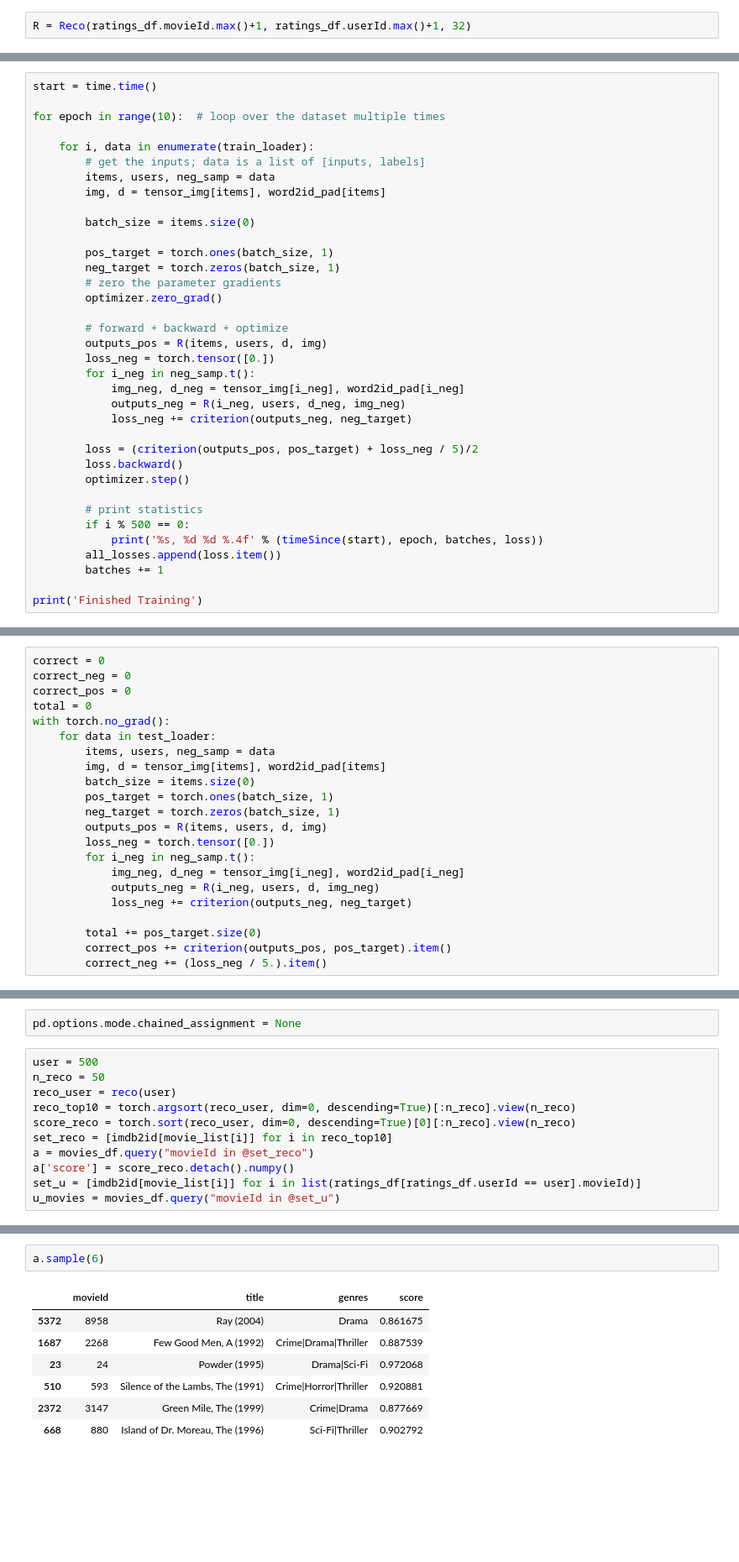
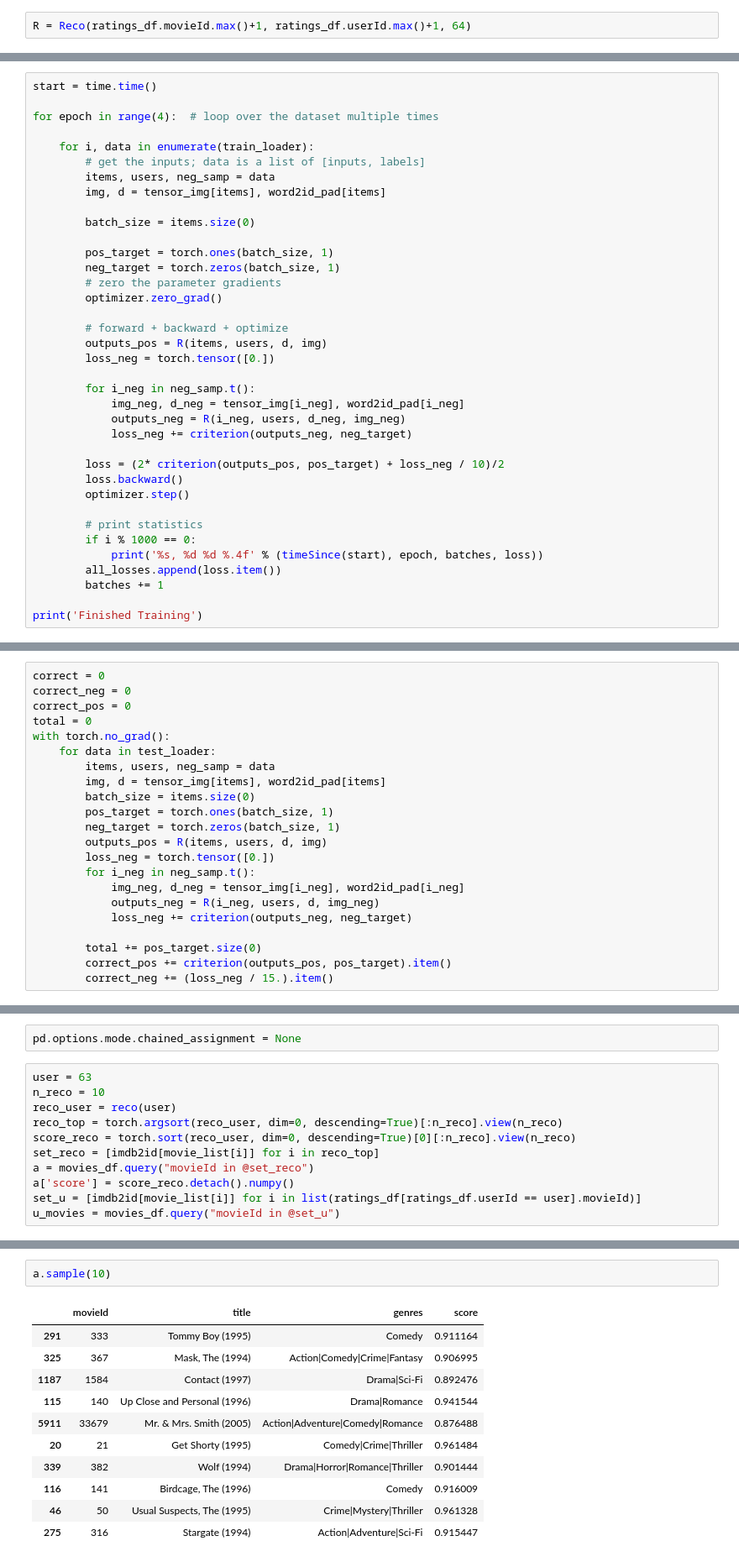
Before and after one commit to mjclm/recommendation-pytorch, a Jupyter notebook: Recommender_dataPreparation.ipynb, the cells around one changed output, grey strips where cells are left out. Shown: that part at 84% size. Cells and saved outputs as stored; diff of their text form; blank space fills up the shorter version.

```diff
--- a/Recommender_dataPreparation.ipynb
+++ b/Recommender_dataPreparation.ipynb
@@ -247,7 +246,7 @@ class Reco(nn.Module):
         x = self.affine_output(vector)
         return x
 # %%
-R = Reco(ratings_df.movieId.max()+1, ratings_df.userId.max()+1, 32)
+R = Reco(ratings_df.movieId.max()+1, ratings_df.userId.max()+1, 64)
 # %%
 criterion = torch.nn.BCEWithLogitsLoss()
 optimizer = optim.Adam(R.parameters(), lr=0.0001)
@@ -257,7 +256,7 @@ batches = 0
 # %%
 start = time.time()
 
-for epoch in range(10):  # loop over the dataset multiple times
+for epoch in range(4):  # loop over the dataset multiple times
 
     for i, data in enumerate(train_loader):
         # get the inputs; data is a list of [inputs, labels]
@@ -274,17 +273,18 @@ for epoch in range(10):  # loop over the dataset multiple times
         # forward + backward + optimize
         outputs_pos = R(items, users, d, img)
         loss_neg = torch.tensor([0.])
+
         for i_neg in neg_samp.t():
             img_neg, d_neg = tensor_img[i_neg], word2id_pad[i_neg]
             outputs_neg = R(i_neg, users, d_neg, img_neg)
             loss_neg += criterion(outputs_neg, neg_target)
 
-        loss = (criterion(outputs_pos, pos_target) + loss_neg / 5)/2
+        loss = (2* criterion(outputs_pos, pos_target) + loss_neg / 10)/2
         loss.backward()
         optimizer.step()
 
         # print statistics
-        if i % 500 == 0:
+        if i % 1000 == 0:
             print('%s, %d %d %.4f' % (timeSince(start), epoch, batches, loss))
         all_losses.append(loss.item())
         batches += 1
@@ -337,7 +325,7 @@ with torch.no_grad():
 
         total += pos_target.size(0)
         correct_pos += criterion(outputs_pos, pos_target).item()
-        correct_neg += (loss_neg / 5.).item()
+        correct_neg += (loss_neg / 15.).item()
 # %%
 (correct_pos + correct_neg) / (total*2)
 # %% [output]
@@ -374,12 +362,12 @@ def reco(user):
 # %%
 pd.options.mode.chained_assignment = None
 # %%
-user = 500
-n_reco = 50
+user = 63
+n_reco = 10
 reco_user = reco(user)
-reco_top10 = torch.argsort(reco_user, dim=0, descending=True)[:n_reco].view(n_reco)
+reco_top = torch.argsort(reco_user, dim=0, descending=True)[:n_reco].view(n_reco)
 score_reco = torch.sort(reco_user, dim=0, descending=True)[0][:n_reco].view(n_reco)
-set_reco = [imdb2id[movie_list[i]] for i in reco_top10]
+set_reco = [imdb2id[movie_list[i]] for i in reco_top]
 a = movies_df.query("movieId in @set_reco")
 a['score'] = score_reco.detach().numpy()
 set_u = [imdb2id[movie_list[i]] for i in list(ratings_df[ratings_df.userId == user].movieId)]
@@ -397,10 +389,14 @@ u_movies.sample(6)
 # %%
-a.sample(6)
+a.sample(10)
 # %% [output]
 |  | movieId | title | genres | score |
-| 5372 | 8958 | Ray (2004) | Drama | 0.861675 |
-| 1687 | 2268 | Few Good Men, A (1992) | Crime|Drama|Thriller | 0.887539 |
-| 23 | 24 | Powder (1995) | Drama|Sci-Fi | 0.972068 |
-| 510 | 593 | Silence of the Lambs, The (1991) | Crime|Horror|Thriller | 0.920881 |
-| 2372 | 3147 | Green Mile, The (1999) | Crime|Drama | 0.877669 |
-| 668 | 880 | Island of Dr. Moreau, The (1996) | Sci-Fi|Thriller | 0.902792 |
+| 291 | 333 | Tommy Boy (1995) | Comedy | 0.911164 |
+| 325 | 367 | Mask, The (1994) | Action|Comedy|Crime|Fantasy | 0.906995 |
+| 1187 | 1584 | Contact (1997) | Drama|Sci-Fi | 0.892476 |
+| 115 | 140 | Up Close and Personal (1996) | Drama|Romance | 0.941544 |
+| 5911 | 33679 | Mr. & Mrs. Smith (2005) | Action|Adventure|Comedy|Romance | 0.876488 |
+| 20 | 21 | Get Shorty (1995) | Comedy|Crime|Thriller | 0.961484 |
+| 339 | 382 | Wolf (1994) | Drama|Horror|Romance|Thriller | 0.901444 |
+| 116 | 141 | Birdcage, The (1996) | Comedy | 0.916009 |
+| 46 | 50 | Usual Suspects, The (1995) | Crime|Mystery|Thriller | 0.961328 |
+| 275 | 316 | Stargate (1994) | Action|Adventure|Sci-Fi | 0.915447 |
```
Also changed, not shown: parts of 38 cells of this notebook.
